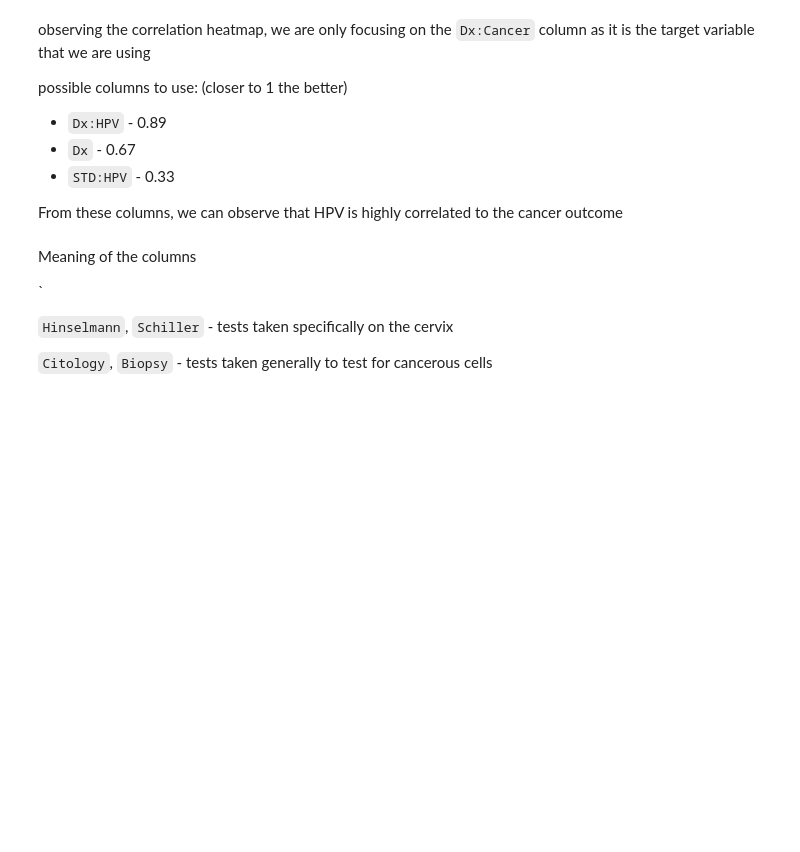
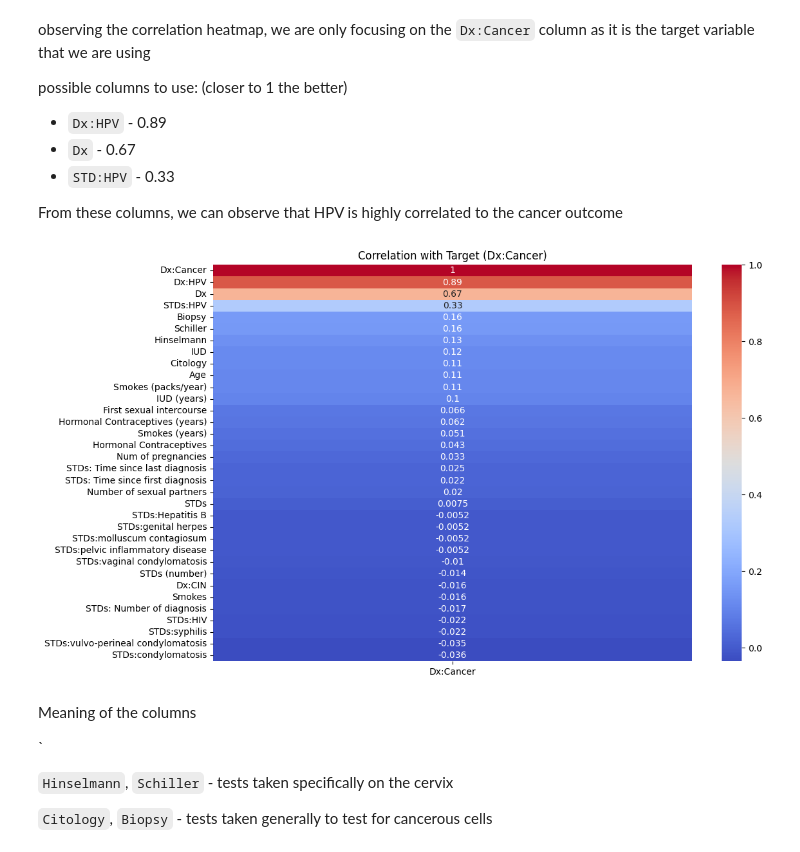
Before and after one commit to chelyn2008/Cervical-Cancer-bioh8ckers, a Jupyter notebook: data_prep_visualisation.ipynb, the cells around one changed output. Drawn from its saved outputs; the diff is of its cells as text; code cells hidden in the pictures; blank space fills up the shorter version.

```diff
--- a/data_prep_visualisation.ipynb
+++ b/data_prep_visualisation.ipynb
@@ -177,6 +177,15 @@ possible columns to use: (closer to 1 the better)
 - `STD:HPV` - 0.33
 
 From these columns, we can observe that HPV is highly correlated to the cancer outcome
+# %%
+import seaborn as sns
+
+plt.figure(figsize=(12, 8))
+sns.heatmap(cc_data.corr()[['Dx:Cancer']].sort_values('Dx:Cancer', ascending=False), annot=True, cmap='coolwarm')
+plt.title("Correlation with Target (Dx:Cancer)")
+plt.show()
+# %% [output]
+[figure, added]
 # %% [markdown]
 Meaning of the columns
 
```
Also changed, not shown: 1 other file.
